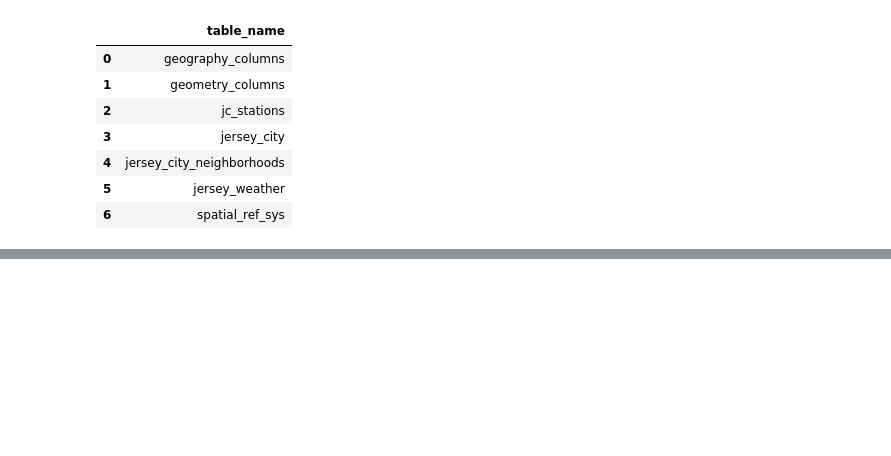
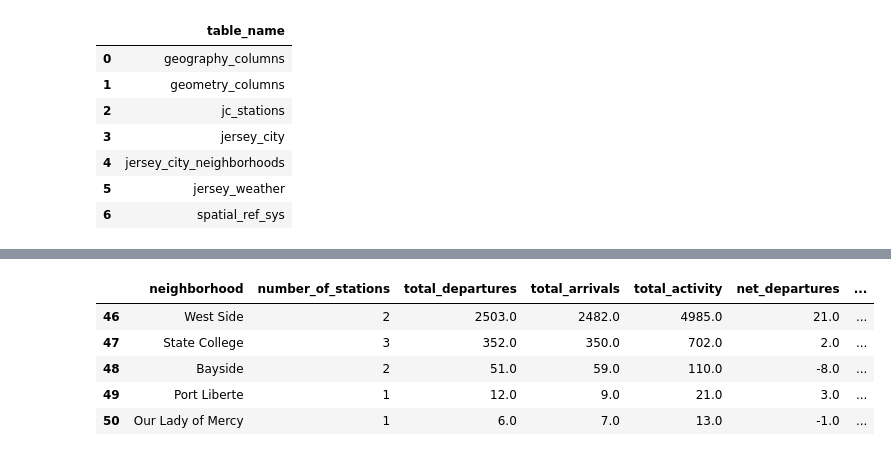
Before and after one commit to hovhannisyan91/aca, a Jupyter notebook: lab/python/notebooks/Session_16_SQLAlchemy.ipynb, the cells around one changed output, grey strips where cells are left out. Cells and saved outputs as stored; diff of their text form; code cells hidden in the pictures; blank space fills up the shorter version.

```diff
--- a/lab/python/notebooks/Session_16_SQLAlchemy.ipynb
+++ b/lab/python/notebooks/Session_16_SQLAlchemy.ipynb
@@ -465,0 +610,31 @@ SELECT
+# %%
+
+query = """
+SELECT
+    n.neighborhood,
+    COUNT(DISTINCT s.station_id) AS number_of_stations,
+    SUM(s.total_departures) AS total_departures,
+    SUM(s.total_arrivals) AS total_arrivals,
+    SUM(s.total_activity) AS total_activity,
+    SUM(s.net_departures) AS net_departures,
+    SUM(s.total_activity)::numeric / NULLIF(COUNT(DISTINCT s.station_id), 0) AS avg_activity_per_station
+FROM jersey_city_neighborhoods AS n
+LEFT JOIN jc_stations AS s
+    ON ST_Within(s.geometry, n.geometry)
+GROUP BY n.neighborhood
+ORDER BY total_activity DESC;
+"""
+
+neighborhood_activity_sql = pd.read_sql(
+    query,
+    con=engine
+)
+
+neighborhood_activity_sql.tail()
+# %% [output]
+|  | neighborhood | number_of_stations | total_departures | total_arrivals | total_activity | net_departures | ... |
+| 46 | West Side | 2 | 2503.0 | 2482.0 | 4985.0 | 21.0 | ... |
+| 47 | State College | 3 | 352.0 | 350.0 | 702.0 | 2.0 | ... |
+| 48 | Bayside | 2 | 51.0 | 59.0 | 110.0 | -8.0 | ... |
+| 49 | Port Liberte | 1 | 12.0 | 9.0 | 21.0 | 3.0 | ... |
+| 50 | Our Lady of Mercy | 1 | 6.0 | 7.0 | 13.0 | -1.0 | ... |
```
Also changed, not shown: parts of 34 cells of this notebook.
